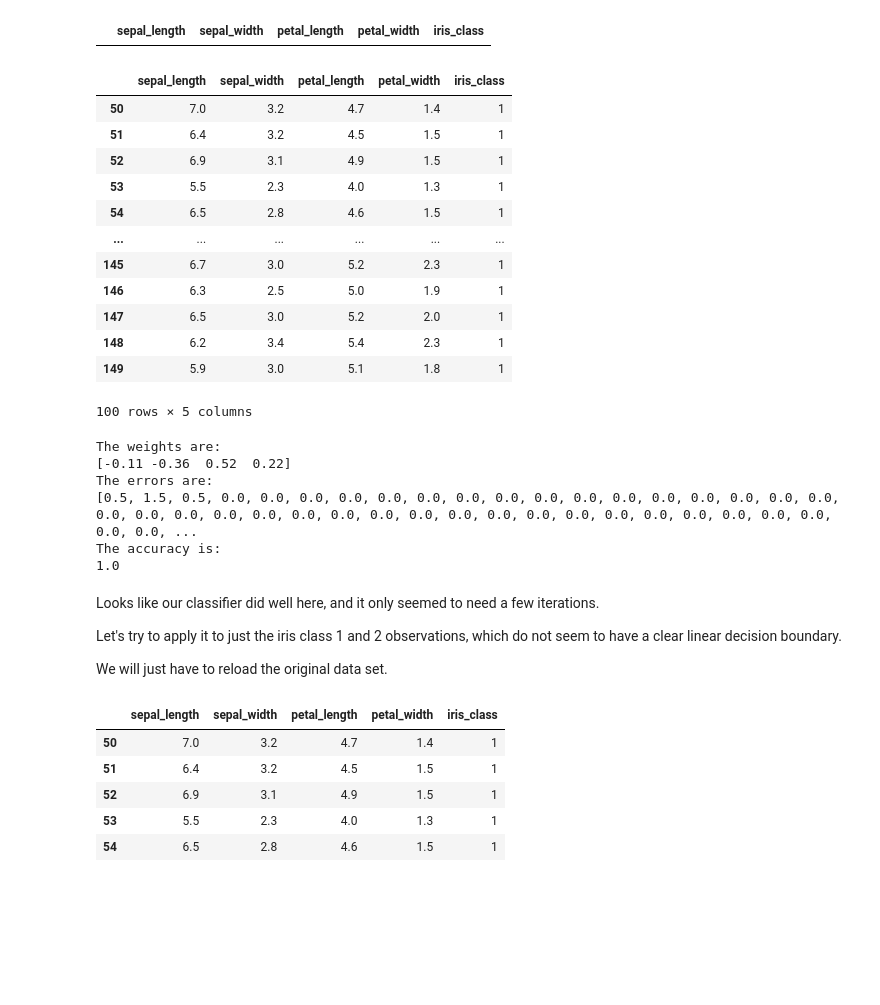
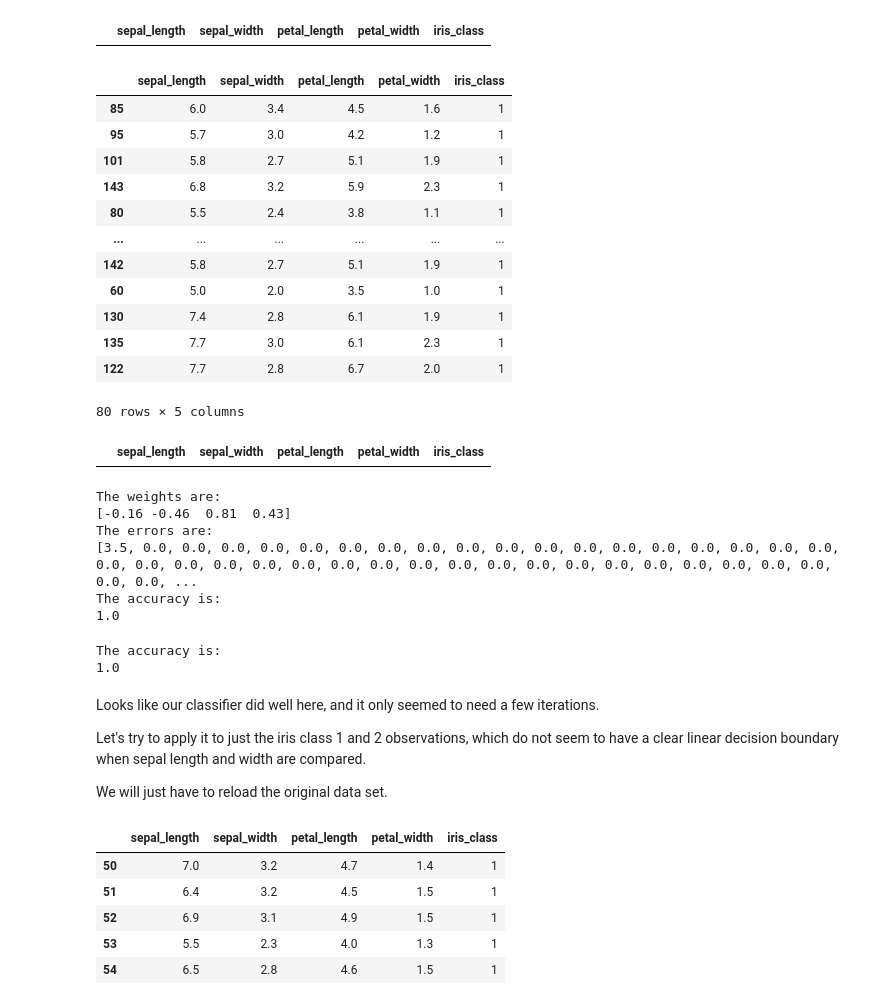
Before and after one commit to melbyjos/MLAlgos, a Jupyter notebook: Single_Layer_Perceptron.ipynb, the cells around one changed output. Saved outputs shown, nothing was run; the diff lists cells and outputs as text; code cells hidden in the pictures; blank space fills up the shorter version.

Commit message:
updating notebooks
updated logreg and perceptron analysis, added iris data set exploration

```diff
--- a/Single_Layer_Perceptron.ipynb
+++ b/Single_Layer_Perceptron.ipynb
@@ -416,6 +416,13 @@ iris_df.head()
 | 2 | 4.7 | 3.2 | 1.3 | 0.2 | 0 |
 | 3 | 4.6 | 3.1 | 1.5 | 0.2 | 0 |
 | 4 | 5.0 | 3.6 | 1.4 | 0.2 | 0 |
+# %%
+## Making a statified train test split
+iris_train, iris_test = train_test_split(iris_df,
+                                            random_state=431,
+                                            shuffle=True,
+                                            test_size=.2,
+                                            stratify=iris_df['iris_class'])
 # %%
 ## Plotting the training data
 ## sepal_width against sepal_length
@@ -479,26 +486,34 @@ iris_df[iris_df.iris_class == 2]
 # %%
 # Changing all the iris_class = 2 to class 1 so that we can use our binary classifier
-iris_df.loc[iris_df.iris_class == 2, 'iris_class'] = 1
+iris_train.loc[iris_train.iris_class == 2, 'iris_class'] = 1
 
 # Check that class was changed
-iris_df[iris_df.iris_class == 2]
+iris_train[iris_train.iris_class == 2]
 # %% [output]
 |  | sepal_length | sepal_width | petal_length | petal_width | iris_class |
 # %%
-iris_df[iris_df.iris_class == 1]
+iris_train[iris_train.iris_class == 1]
 # %% [output]
 |  | sepal_length | sepal_width | petal_length | petal_width | iris_class |
-| 50 | 7.0 | 3.2 | 4.7 | 1.4 | 1 |
-| 51 | 6.4 | 3.2 | 4.5 | 1.5 | 1 |
-| 52 | 6.9 | 3.1 | 4.9 | 1.5 | 1 |
-| 53 | 5.5 | 2.3 | 4.0 | 1.3 | 1 |
-| 54 | 6.5 | 2.8 | 4.6 | 1.5 | 1 |
+| 85 | 6.0 | 3.4 | 4.5 | 1.6 | 1 |
+| 95 | 5.7 | 3.0 | 4.2 | 1.2 | 1 |
+| 101 | 5.8 | 2.7 | 5.1 | 1.9 | 1 |
+| 143 | 6.8 | 3.2 | 5.9 | 2.3 | 1 |
+| 80 | 5.5 | 2.4 | 3.8 | 1.1 | 1 |
 | ... | ... | ... | ... | ... | ... |
-| 145 | 6.7 | 3.0 | 5.2 | 2.3 | 1 |
-| 146 | 6.3 | 2.5 | 5.0 | 1.9 | 1 |
-| 147 | 6.5 | 3.0 | 5.2 | 2.0 | 1 |
-| 148 | 6.2 | 3.4 | 5.4 | 2.3 | 1 |
-| 149 | 5.9 | 3.0 | 5.1 | 1.8 | 1 |
+| 142 | 5.8 | 2.7 | 5.1 | 1.9 | 1 |
+| 60 | 5.0 | 2.0 | 3.5 | 1.0 | 1 |
+| 130 | 7.4 | 2.8 | 6.1 | 1.9 | 1 |
+| 135 | 7.7 | 3.0 | 6.1 | 2.3 | 1 |
+| 122 | 7.7 | 2.8 | 6.7 | 2.0 | 1 |
-100 rows × 5 columns
+80 rows × 5 columns
+# %%
+# also be sure to make the same changes to the test set
+iris_test.loc[iris_test.iris_class == 2, 'iris_class'] = 1
+
+# Check that class was changed
+iris_test[iris_test.iris_class == 2]
+# %% [output]
+|  | sepal_length | sepal_width | petal_length | petal_width | iris_class |
 # %%
 # Define our input and output for the training data
@@ -508,26 +525,34 @@ y = iris_df.iris_class.to_numpy()
 # %%
-w, J, pred = perceptron(X, y, z = 0.0, eta = 0.1, num_it = 50)
+w_train, J_train, pred_train = perceptron(X_train, y_train, z = 0.0, eta = 0.1, num_it = 50)
 
 print("The weights are:")
-print(w)
+print(w_train)
 
 print("The errors are:")
-print(J)
+print(J_train)
 
 print("The accuracy is:")
-print(accuracy(y, pred))
+print(accuracy(y_train, pred_train))
 # %% [output]
 The weights are:
-[-0.11 -0.36  0.52  0.22]
+[-0.16 -0.46  0.81  0.43]
 The errors are:
-[0.5, 1.5, 0.5, 0.0, 0.0, 0.0, 0.0, 0.0, 0.0, 0.0, 0.0, 0.0, 0.0, 0.0, 0.0, 0.0, 0.0, 0.0, 0.0, 0.0, 0.0, 0.0, 0.0, 0.0, 0.0, 0.0, 0.0, 0.0, 0.0, 0.0, 0.0, 0.0, 0.0, 0.0, 0.0, 0.0, 0.0, 0.0, 0.0, 0.0, ...
+[3.5, 0.0, 0.0, 0.0, 0.0, 0.0, 0.0, 0.0, 0.0, 0.0, 0.0, 0.0, 0.0, 0.0, 0.0, 0.0, 0.0, 0.0, 0.0, 0.0, 0.0, 0.0, 0.0, 0.0, 0.0, 0.0, 0.0, 0.0, 0.0, 0.0, 0.0, 0.0, 0.0, 0.0, 0.0, 0.0, 0.0, 0.0, 0.0, 0.0, ...
 The accuracy is:
 1.0
+# %%
+y_pred = perceptron_test(X_test, w_train, z = 0.0)
+
+print("The accuracy is:")
+print(accuracy(y_test, y_pred))
+# %% [output]
+The accuracy is:
+1.0
 # %% [markdown]
 Looks like our classifier did well here, and it only seemed to need a few iterations.
 
 Let's try to apply it to just the iris class 1 and 2 observations, which do not seem to have a clear
-linear decision boundary.
+linear decision boundary when sepal length and width are compared.
 
 We will just have to reload the original data set.
 # %%
```
Also changed, not shown: parts of 21 cells of this notebook, 1 other file.
